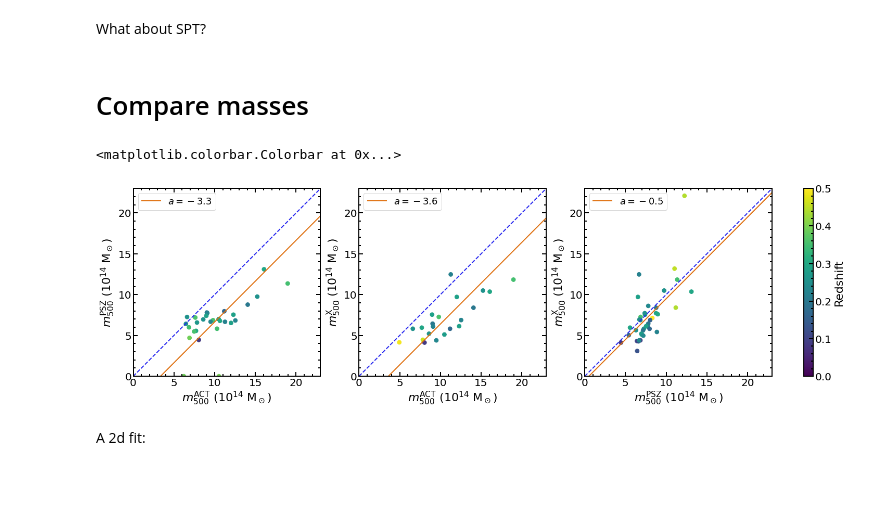
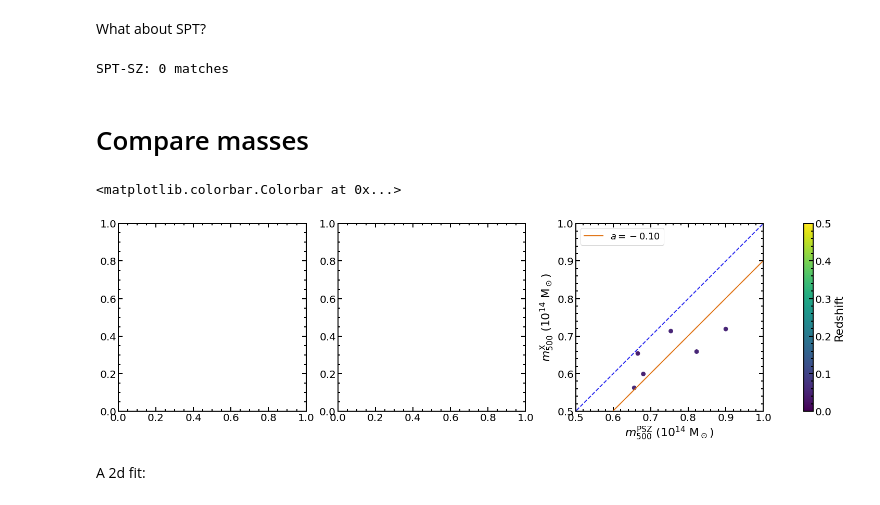
Before and after one commit to 4MOST-CHANCES/cluster-catalogues, a Jupyter notebook: merge_mcxc.ipynb, the cells around one changed output. Drawn from its saved outputs; the diff is of its cells as text; code cells hidden in the pictures.

```diff
--- a/merge_mcxc.ipynb
+++ b/merge_mcxc.ipynb
@@ -40,10 +40,13 @@ Available catalogs:
 ('abell', 'actpol', 'advact', 'gmbcg', 'hecs2013', 'madcows', 'maxbcg', 'mcxc', 'orca', 'psz1', 'psz2', 'redmapper', 'spt-sz', 'whl')
 # %%
 sample = 'lowz'
-sample = 'evolution'
+#sample = 'evolution'
 # %%
 chances = Table.read(f'catalogues/chances_clusters_{sample}_all.txt', format='ascii.fixed_width')
 if sample == 'lowz':
     chances.rename_column('name', 'CHANCES name')
+m500 = MaskedColumn(chances['m500'], mask=(chances['m500'] <= 0), name='m500')
+chances.remove_column('m500')
+chances['m500'] = m500
 chances
 # %% [output]
@@ -189,38 +198,46 @@ What about SPT?
 # %%
 if sample == 'lowz':
     catalogs.query(chances_mcxc['ra'][nowhere], chances_mcxc['dec'][nowhere], catalogs='spt-sz')
+# %% [output]
+SPT-SZ: 0 matches
 # %% [markdown]
 # Compare masses
 # %%
 def line(x, a, b=1): return a + b*x
 # %%
+do_log = True
 t = np.linspace(0, 25, 10)
 fig, axes = plt.subplots(1, 3, figsize=(20,6), constrained_layout=True)
 for ax, xname, yname, mask in zip(axes, ('ACT','ACT','PSZ'), ('PSZ','X','X'), (sz, actx, pszx)):
     if np.in1d([xname, yname], ['ACT']).sum() > 0 and sample == 'lowz':
         continue
     if sample == 'evolution':
         x = chances_mcxc[f'm500_{xname}'][mask]
         y = chances_mcxc[f'm500_{yname}'][mask]
     else:
         x = chances_mcxc['m500'][mask]
         y = chances_mcxc['m500_X'][mask]
+    if do_log:
+        x = np.log10(x)
+        y = np.log10(y)
     z = chances_mcxc['z'][mask]
     pts = ax.scatter(x, y, c=z, vmin=0, vmax=0.5, cmap='viridis', marker='o', s=60)
     ax.plot(t, t, '--')
     # best-fit straight line with slope=1
     fit, cov = curve_fit(line, x, y, p0=(0.3,))
     std = np.std(y - line(x, *fit))
-    ax.plot(t, line(t, *fit), '-', label=f'$a={fit[0]:.1f}$')
+    ax.plot(t, line(t, *fit), '-', label=f'$a={fit[0]:.2f}$')
     xlim = (0, 23) if sample == 'evolution' else (0, 10)
+    if do_log:
+        xlim = (0.5, np.log10(xlim[1]))
     ax.set(xlabel=fr'$m_{{500}}^\mathrm{{{xname}}}$ ($10^{{14}}$ M$_\odot)$',
            ylabel=fr'$m_{{500}}^\mathrm{{{yname}}}$ ($10^{{14}}$ M$_\odot)$',
            xlim=xlim, ylim=xlim)
     ax.legend()
 plt.colorbar(pts, ax=axes, label='Redshift')
 # %% [output]
 <matplotlib.colorbar.Colorbar at 0x...>
-[figure, old version]
+[figure, new version]
 # %% [markdown]
 A 2d fit:
 # %%
```
Also changed, not shown: parts of 21 cells of this notebook, 2 other files.
